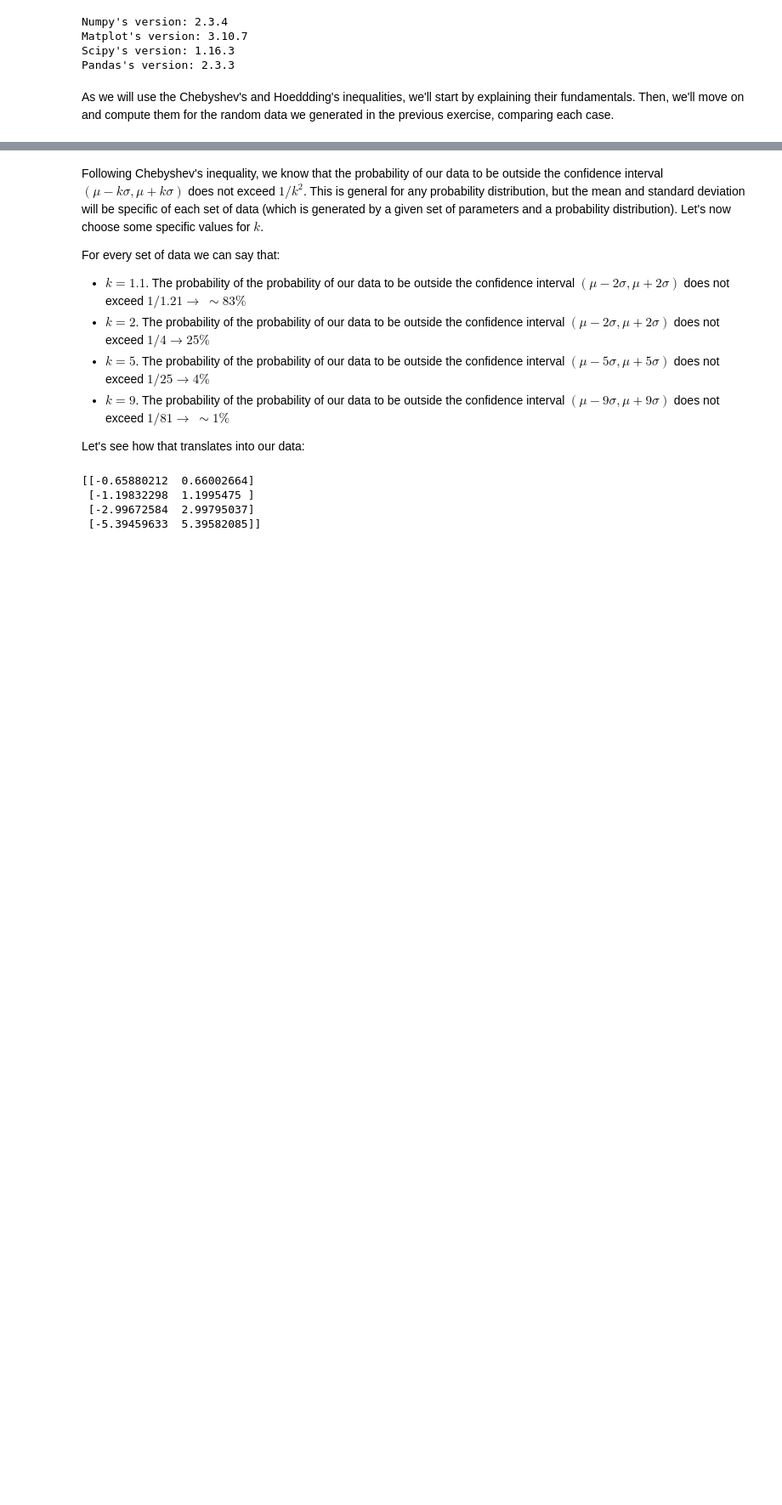
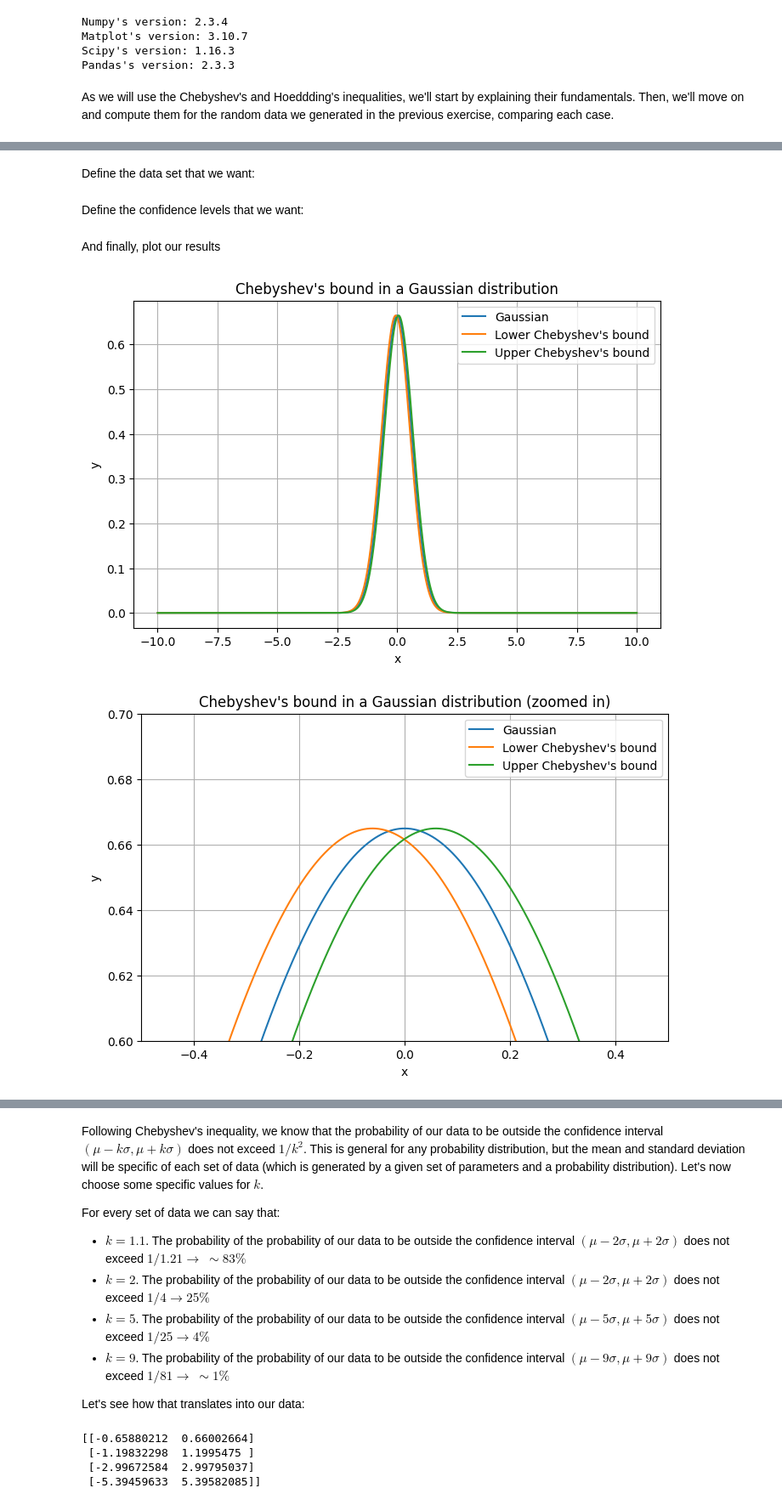
Before and after one commit to g1nj0L/AAQL_2025, a Jupyter notebook: problemes/problem_1.ipynb, the cells around one changed output, grey strips where cells are left out. Shown at 85% size. Cells and saved outputs as stored; diff of their text form; code cells hidden in the pictures; blank space fills up the shorter version.

```diff
--- a/problemes/problem_1.ipynb
+++ b/problemes/problem_1.ipynb
@@ -105,0 +129,38 @@ sB = np.std(y_beta)
+# %%
+def plot_GC(mu=0, sigma=1, LciN=0, RciN=0):
+    x_pdf = sp.stats.norm.pdf(x, loc=mu, scale=sigma)
+    x_pdfL = sp.stats.norm.pdf(x, loc=LciN, scale=sigma)
+    x_pdfR = sp.stats.norm.pdf(x, loc=RciN, scale=sigma)
+
+    fig = plt.figure(figsize=(8,5)) # Generate an empty plot with the dimensions specified: (width, height) in inches
+    ax = fig.add_subplot(1,1,1) # We generate the axes for our plot (nrows, ncols, index)
+    ax.plot(x, x_pdf, label='Gaussian') # Plot the PDF and assign it a label
+    ax.plot(x, x_pdfL, label="Lower Chebyshev's bound") # Plot the PDF and assign it a label
+    ax.plot(x, x_pdfR, label="Upper Chebyshev's bound") # Plot the PDF and assign it a label
+
+    ax.grid() # Plot a grid
+    ax.legend() # Plot a legend
+    ax.set_xlabel('x') # Add the x axis label
+    ax.set_ylabel('y') # Add the y axis label
+    ax.set_title("Chebyshev's bound in a Gaussian distribution") # Set a title for the whole plot
+# %%
+def plot_GC_zoom(x1=-0.5, x2=0.5, y1=0.6, y2=0.7, mu=0, sigma=1, LciN=0, RciN=0):
+    x_pdf = sp.stats.norm.pdf(x, loc=mu, scale=sigma)
+    x_pdfL = sp.stats.norm.pdf(x, loc=LciN, scale=sigma)
+    x_pdfR = sp.stats.norm.pdf(x, loc=RciN, scale=sigma)
+
+    fig = plt.figure(figsize=(8,5)) # Generate an empty plot with the dimensions specified: (width, height) in inches
+    ax = fig.add_subplot(1,1,1) # We generate the axes for our plot (nrows, ncols, index)
+    ax.plot(x, x_pdf, label='Gaussian') # Plot the PDF and assign it a label
+    ax.plot(x, x_pdfL, label="Lower Chebyshev's bound") # Plot the PDF and assign it a label
+    ax.plot(x, x_pdfR, label="Upper Chebyshev's bound") # Plot the PDF and assign it a label
+
+    ax.grid() # Plot a grid
+    ax.legend() # Plot a legend
+    ax.set_xlabel('x') # Add the x axis label
+    ax.set_ylabel('y') # Add the y axis label
+    ax.set_xlim(x1, x2)
+    ax.set_ylim(y1, y2)
+    ax.set_title("Chebyshev's bound in a Gaussian distribution (zoomed in)") # Set a title for the whole plot
+# %% [markdown]
+Define the data set that we want:
@@ -105,0 +169,12 @@ sB = np.std(y_beta)
+# %% [markdown]
+Define the confidence levels that we want:
+# %%
+LciN, RciN, LciU, RciU, LciB, RciB = confidence(gamma=0.0001)
+# %% [markdown]
+And finally, plot our results
+# %%
+plot_GC(mu = 0, sigma = 0.6, RciN=RciN, LciN=LciN)
+plot_GC_zoom(mu = 0, sigma = 0.6, RciN=RciN, LciN=LciN)
+# %% [output]
+[figure, added]
+[figure, added]
```
Also changed, not shown: parts of 16 cells of this notebook.
